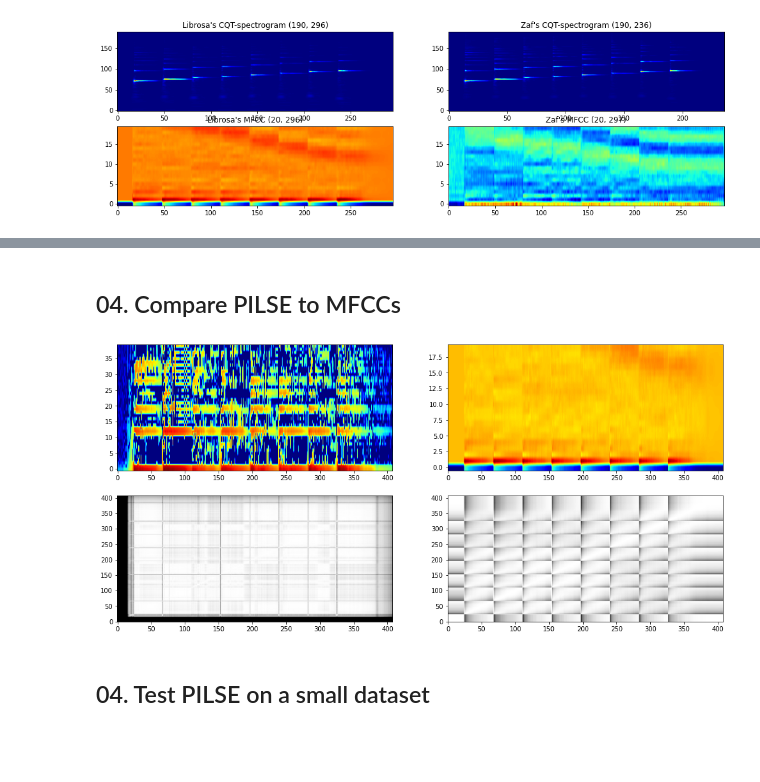
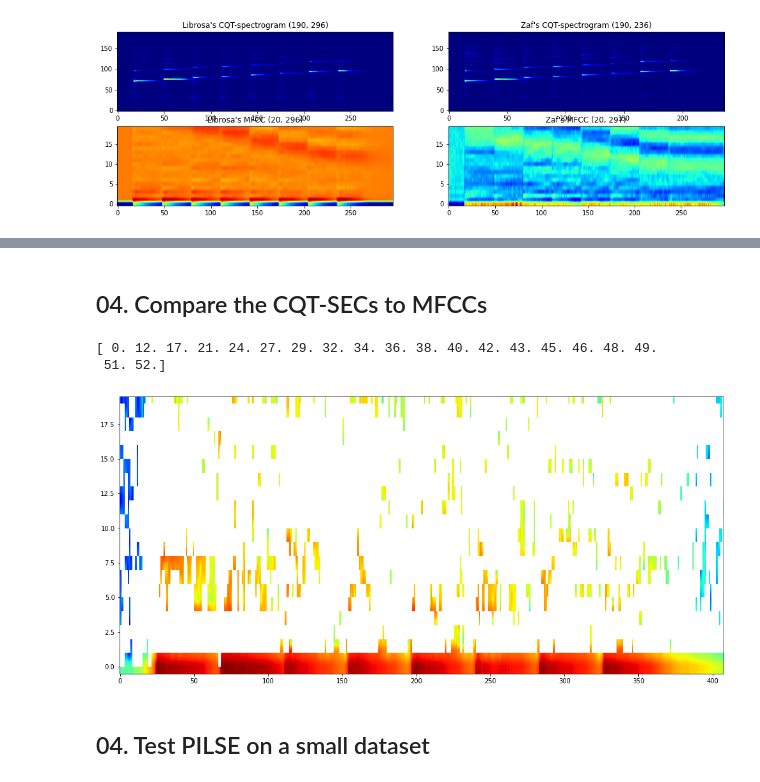
Before and after one commit to zafarrafii/CQHC-Python, a Jupyter notebook: PILSE-Python.ipynb, the cells around one changed output, grey strips where cells are left out. Saved outputs shown, nothing was run; the diff lists cells and outputs as text; code cells hidden in the pictures; blank space fills up the shorter version.

```diff
--- a/PILSE-Python.ipynb
+++ b/PILSE-Python.ipynb
@@ -398,2 +424,2 @@ plt.show()
 # %% [markdown]
-## 04. Compare PILSE to MFCCs
+## 04. Compare the CQT-SECs to MFCCs
@@ -402,20 +426,30 @@ plt.show()
+# %%
+number_coefficients = 20
+octave_resolution = 12
+i = octave_resolution*np.sqrt(np.arange(0, number_coefficients))
+
+print(np.round(i))
+# %% [output]
+[ 0. 12. 17. 21. 24. 27. 29. 32. 34. 36. 38. 40. 42. 43. 45. 46. 48. 49.
+ 51. 52.]
 # %%
 import numpy as np
 import librosa
 import librosa.display
 import matplotlib.pyplot as plt
 
-# Define a function to compute the pitch-invariant log spectral envelope (PILSE)
-def pilse(audio_signal, sampling_frequency):
+# Define a function to compute the CQT spectral envelope coefficients (CQT-SEC)
+def cqtsec(audio_signal, sampling_frequency):
 
     # Comptute the CQT-spectrogram from the signal
     step_length = int(pow(2, int(np.ceil(np.log2(0.04*sampling_frequency))))/2)
     minimum_frequency = 32.70
     maximum_frequency = sampling_frequency/2
-    octave_resolution = 24
+    octave_resolution = 12
     number_frequencies = round(octave_resolution * np.log2(maximum_frequency / minimum_frequency))
     cqt_spectrogram = np.abs(librosa.cqt(audio_signal, sr=sampling_frequency, hop_length=step_length, \
-                                         fmin=minimum_frequency, n_bins=number_frequencies, bins_per_octave=octave_resolution)
+                                         fmin=minimum_frequency, n_bins=number_frequencies, \
+                                         bins_per_octave=octave_resolution))
 
     # Compute the FT of the columns in the CQT-spectrogram and its magnitude
     number_frequencies = np.shape(cqt_spectrogram)[0]
@@ -426,14 +460,16 @@ def pilse(audio_signal, sampling_frequency):
     cqt_envelope = np.real(np.fft.ifft(absftcqt_spectrogram, axis=0)[0:number_frequencies, :])
     cqt_pitch = np.real(np.fft.ifft(ftcqt_spectrogram/absftcqt_spectrogram, axis=0)[0:number_frequencies, :])
 
-    # Refine the envelope and pitch components
+    # Refine the CQT-envelope
     cqt_pitch[cqt_pitch < 0] = 0
-    cqt_envelope \
-    = np.real(np.fft.ifft(ftcqt_spectrogram/(np.fft.fft(cqt_pitch, 2*number_frequencies-1, axis=0)+1e-6), axis=0)\
-              [0:number_frequencies, :])
-    cqt_envelope[cqt_envelope < 0] = 0
+    cqt_envelope = np.real(np.fft.ifft(ftcqt_spectrogram/(np.fft.fft(cqt_pitch, 2*number_frequencies-1, axis=0)+1e-6), \
+                                       axis=0)[0:number_frequencies, :])
 
-    return cqt_envelope, cqt_pitch
+    # Get the indices of the CQT-SEC and extract them
+    i = np.round(octave_resolution*np.sqrt(np.arange(0, number_coefficients))).astype(int)
+    cqt_sec = cqt_envelope[i, :]
+
+    return cqt_sec
 
 # Define a function to compute the MFCCs
 def mfcc(audio_signal, sampling_frequency):
@@ -443,52 +479,56 @@ def mfcc(audio_signal, sampling_frequency):
     step_length = int(window_length/2)
     audio_mfcc = librosa.feature.mfcc(y=audio_signal, sr=sampling_frequency, n_fft=window_length, hop_length=step_length)
 
     return audio_mfcc
 
 
 # Define a function to compute a self-similarity matrix using the cosine similarity
 def ssm(audio_feature):
 
     # Normalize the columns by their Euclidean norm
     audio_feature0 = audio_feature/(np.sqrt(np.sum(np.power(audio_feature, 2), axis=0))+0.001)
 
     # Multiple the normalized columns with each other
     similarity_matrix = np.matmul(audio_feature0.T, audio_feature0)
 
     return similarity_matrix
 
 
 # Load an audio file with its sampling frequency, and keep only its left channel
 file_path = r"94812__digifishmusic__c4-major-scale-piano.wav"
 # file_path = r"557469__oleviolin__d-scale-violin.wav"
 sampling_frequency = 16000
 audio_signal, sampling_frequency = librosa.load(file_path, sr=None, mono=True)
 
-# Compute the CQT-envelope
-cqt_envelope, _ = pilse(audio_signal, sampling_frequency)
+# Compute the CQT-SEC
+cqt_sec = cqtsec(audio_signal, sampling_frequency)
 
-# Compute the self-similarity matrix using the cosine similarity
-similarity_matrix = ssm(cqt_envelope[0:40, :])
+plt.figure(figsize=(17, 8))
+plt.imshow(20*np.log10(cqt_sec), cmap="jet", aspect="auto", origin="lower")
+plt.show()
 
-# Compute the MFCCs
-audio_mfcc = mfcc(audio_signal, sampling_frequency)
+# # Compute the self-similarity matrix using the cosine similarity
+# similarity_matrix = ssm(cqt_envelope[0:40, :])
 
-# Compute the self-similarity matrix using the cosine similarity
-similarity_matrix2 = ssm(audio_mfcc)
+# # Compute the MFCCs
+# audio_mfcc = mfcc(audio_signal, sampling_frequency)
+
+# # Compute the self-similarity matrix using the cosine similarity
+# similarity_matrix2 = ssm(audio_mfcc)
 
 # ...
-plt.figure(figsize=(17, 8))
-plt.subplot(2, 2, 1)
-plt.imshow(20*np.log10(envelope_component[0:40, :]+1e-6), cmap="jet", aspect="auto", origin="lower")
-plt.subplot(2, 2, 2)
-plt.imshow(audio_mfcc, cmap="jet", aspect="auto", origin="lower")
-plt.subplot(2, 2, 3)
-plt.imshow(similarity_matrix, cmap="gray", aspect="auto", origin="lower", vmin=0.5, vmax=1)
-plt.subplot(2, 2, 4)
-plt.imshow(similarity_matrix2, cmap="gray", aspect="auto", origin="lower", vmin=0.5, vmax=1)
-plt.show()
+# plt.figure(figsize=(17, 8))
+# plt.subplot(2, 2, 1)
+# plt.imshow(20*np.log10(envelope_component[0:40, :]+1e-6), cmap="jet", aspect="auto", origin="lower")
+# plt.subplot(2, 2, 2)
+# plt.imshow(audio_mfcc, cmap="jet", aspect="auto", origin="lower")
+# plt.subplot(2, 2, 3)
+# plt.imshow(similarity_matrix, cmap="gray", aspect="auto", origin="lower", vmin=0.5, vmax=1)
+# plt.subplot(2, 2, 4)
+# plt.imshow(similarity_matrix2, cmap="gray", aspect="auto", origin="lower", vmin=0.5, vmax=1)
+# plt.show()
 # %% [output]
-[figure, old version]
+[figure, new version]
 # %% [markdown]
 ## 04. Test PILSE on a small dataset
 # %%
```
Also changed, not shown: parts of 5 cells of this notebook.
